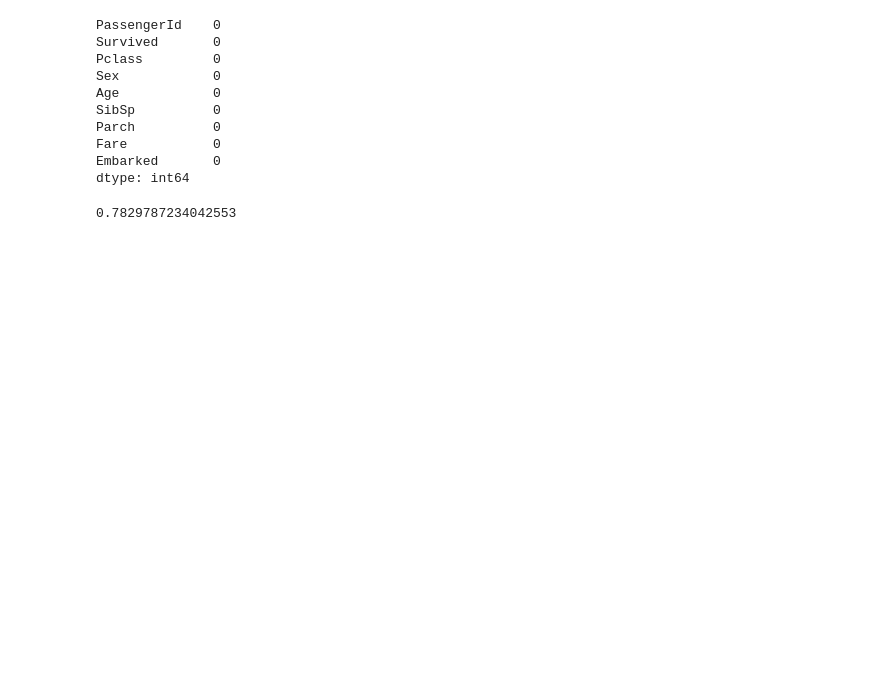
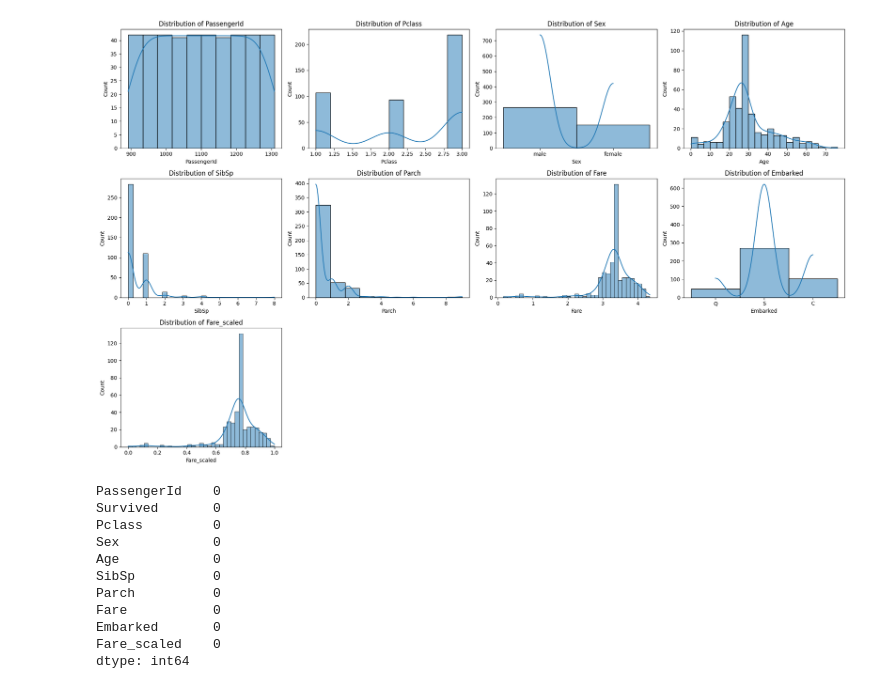
Before and after one commit to Proll1337/titanic-logistic, a Jupyter notebook: Working File.ipynb, the cells around one changed output. Drawn from its saved outputs; the diff is of its cells as text; code cells hidden in the pictures; blank space fills up the shorter version.

```diff
--- a/Working File.ipynb
+++ b/Working File.ipynb
@@ -44 +62,25 @@ plt.show()
+# %%
+num_cols = len(df_test_new.columns)
+
+
+cols_per_row = 4  # Customize this
+num_rows = math.ceil(num_cols / cols_per_row)
+
+fig, axes = plt.subplots(nrows=num_rows, ncols=cols_per_row, figsize=(cols_per_row * 5, num_rows *4))
+
+# Flatten axes to 1D array for easier looping
+axes = axes.flatten()
+
+for ax, col in zip(axes, df_test_new.columns):
+    sns.histplot(data=df_test_new, x=col, kde=True, ax=ax)
+    ax.set_title(f'Distribution of {col}')
+
+# Turn off any unused axes
+for i in range(len(df_test_new.columns), len(axes)):
+    axes[i].set_visible(False)
+
+plt.tight_layout()
+plt.show()
+# %% [output]
+[figure, added]
 # %%
@@ -47,7 +92,6 @@ dfc["Sex"] = dfc["Sex"].map({"male": 1, "female": 2})
 # %%
-
-dfc_new = dfc.dropna(subset = ["Age", "Embarked"])
-dfc_new.isna().sum()
+df_train_new2 = df_train_new.dropna(subset = ["Age", "Embarked"])
+df_train_new2.isna().sum()
 # %% [output]
 PassengerId    0
 Survived       0
@@ -58,20 +102,21 @@ SibSp          0
 Parch          0
 Fare           0
 Embarked       0
+Fare_scaled    0
 dtype: int64
 # %%
 from sklearn.datasets import load_iris
 from sklearn.linear_model import LogisticRegression
 from sklearn.model_selection import train_test_split
-X = dfc_new.drop("Survived", axis = 1)
-y = dfc_new["Survived"]
-X_train, X_test, y_train, y_test = train_test_split(X, y, test_size = 0.33,random_state=42)
-clf = LogisticRegression(max_iter = 150, solver = "liblinear")
+X = df_train_new2.drop("Survived", axis = 1)
+y = df_train_new2["Survived"]
+
+X_test = df_test_new
+
+X_train, X_val, y_train, y_val = train_test_split(X, y, test_size = 0.33, random_state=42)
+clf = LogisticRegression(max_iter = 150, solver = "liblinear",class_weight = 'balanced')
 clf.fit(X_train, y_train)
 y_pred = clf.predict(X_test)
-clf.score(X_test,y_test)
-# %% [output]
-0.7829787234042553
 # %%
 output_df = pd.DataFrame()
 output_df["PassengerId"] = X_test["PassengerId"].values
```
Also changed, not shown: parts of 8 cells of this notebook, 1 other file.
